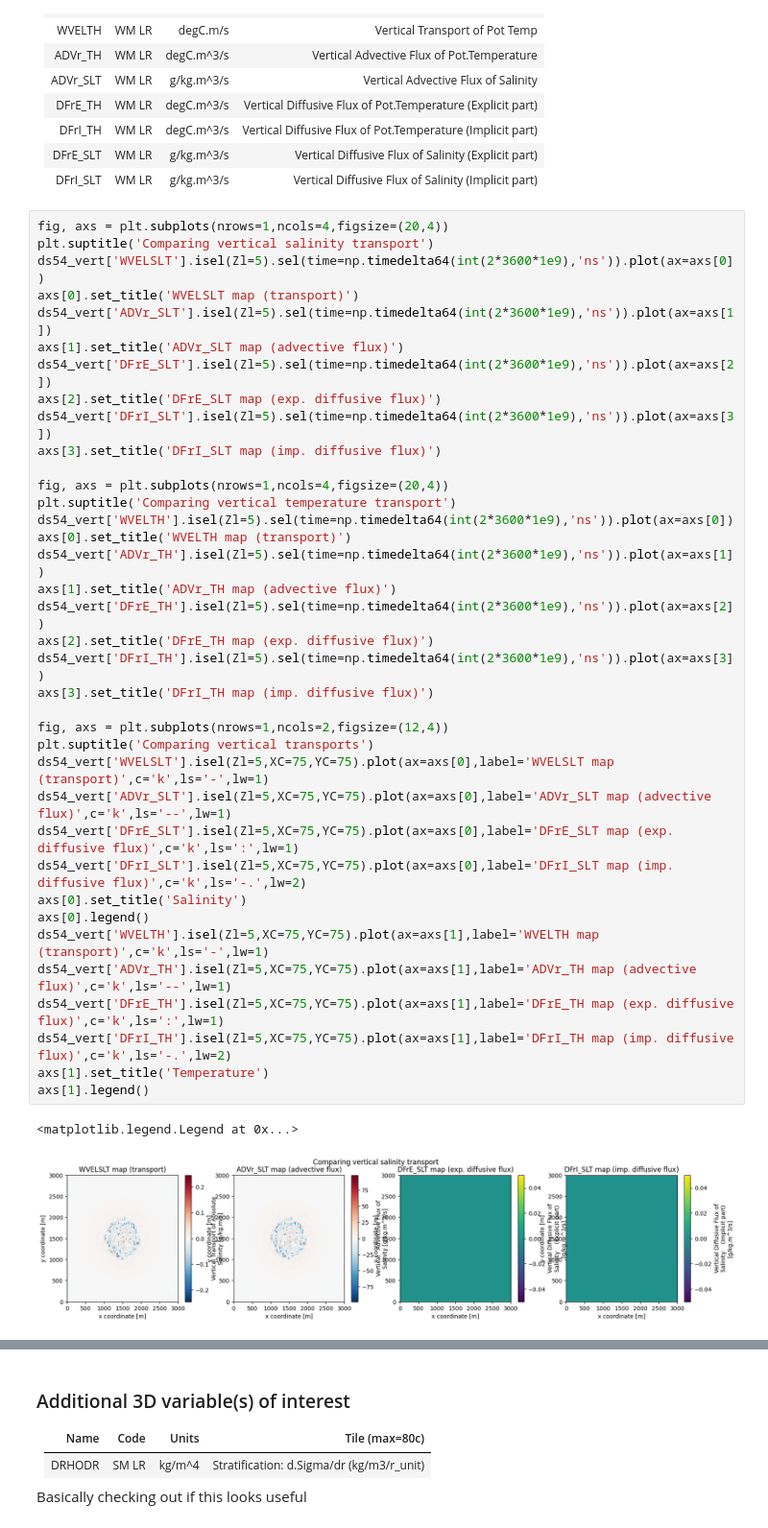
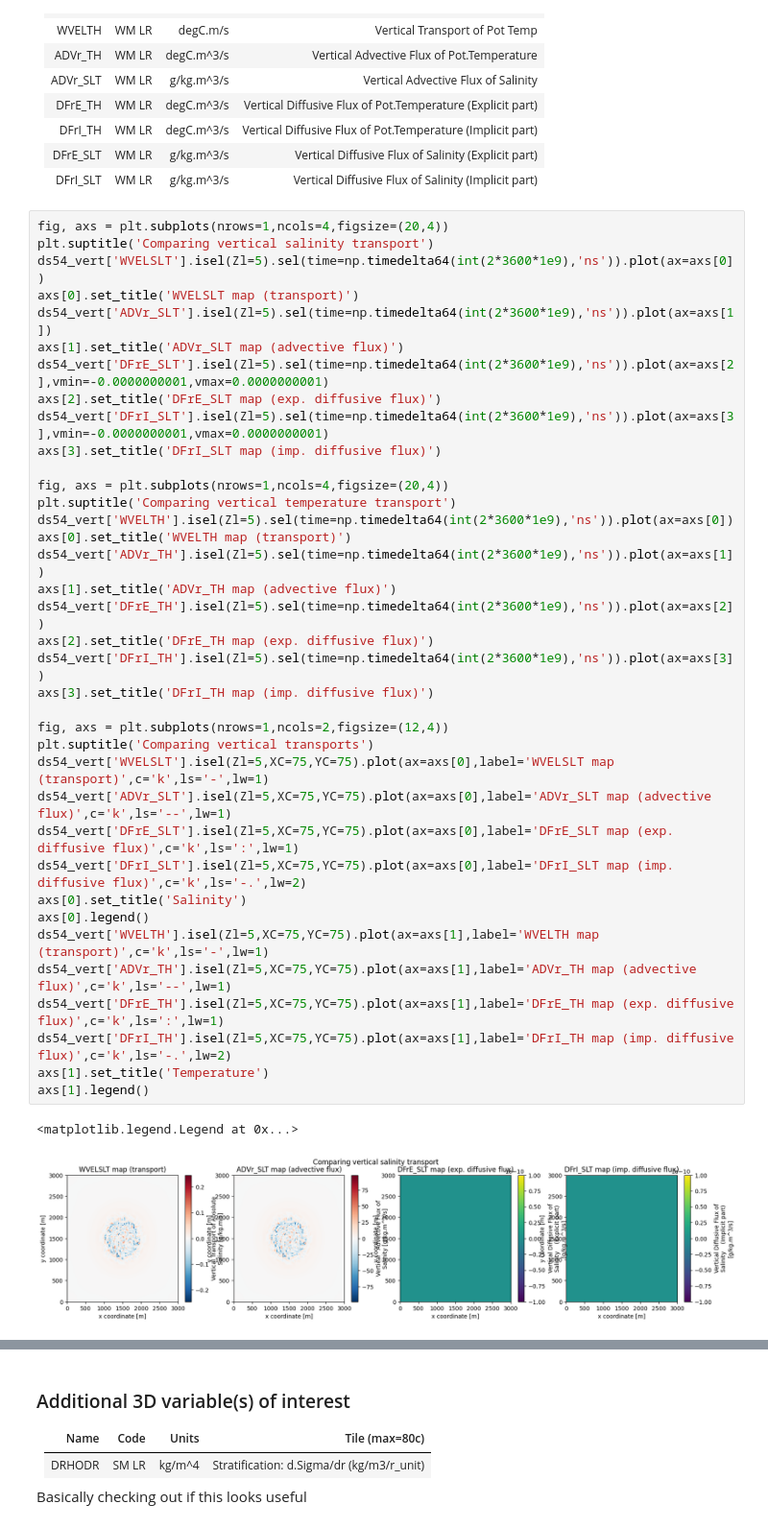
Before and after one commit to rowanjb/model_analyses, a Jupyter notebook: mitgcm_diagnostics.ipynb, the cells around one changed output, grey strips where cells are left out. Shown at 96% size. Saved outputs shown, nothing was run; the diff lists cells and outputs as text.

```diff
--- a/mitgcm_diagnostics.ipynb
+++ b/mitgcm_diagnostics.ipynb
@@ -230,39 +232,39 @@ ds54_vert['WVELSLT'].isel(Zl=5).sel(time=np.timedelta64(int(2*3600*1e9),'ns')).p
 axs[0].set_title('WVELSLT map (transport)')
 ds54_vert['ADVr_SLT'].isel(Zl=5).sel(time=np.timedelta64(int(2*3600*1e9),'ns')).plot(ax=axs[1])
 axs[1].set_title('ADVr_SLT map (advective flux)')
-ds54_vert['DFrE_SLT'].isel(Zl=5).sel(time=np.timedelta64(int(2*3600*1e9),'ns')).plot(ax=axs[2])
+ds54_vert['DFrE_SLT'].isel(Zl=5).sel(time=np.timedelta64(int(2*3600*1e9),'ns')).plot(ax=axs[2],vmin=-0.0000000001,vmax=0.0000000001)
 axs[2].set_title('DFrE_SLT map (exp. diffusive flux)')
-ds54_vert['DFrI_SLT'].isel(Zl=5).sel(time=np.timedelta64(int(2*3600*1e9),'ns')).plot(ax=axs[3])
+ds54_vert['DFrI_SLT'].isel(Zl=5).sel(time=np.timedelta64(int(2*3600*1e9),'ns')).plot(ax=axs[3],vmin=-0.0000000001,vmax=0.0000000001)
 axs[3].set_title('DFrI_SLT map (imp. diffusive flux)')
 
 fig, axs = plt.subplots(nrows=1,ncols=4,figsize=(20,4))
 plt.suptitle('Comparing vertical temperature transport')
 ds54_vert['WVELTH'].isel(Zl=5).sel(time=np.timedelta64(int(2*3600*1e9),'ns')).plot(ax=axs[0])
 axs[0].set_title('WVELTH map (transport)')
 ds54_vert['ADVr_TH'].isel(Zl=5).sel(time=np.timedelta64(int(2*3600*1e9),'ns')).plot(ax=axs[1])
 axs[1].set_title('ADVr_TH map (advective flux)')
 ds54_vert['DFrE_TH'].isel(Zl=5).sel(time=np.timedelta64(int(2*3600*1e9),'ns')).plot(ax=axs[2])
 axs[2].set_title('DFrE_TH map (exp. diffusive flux)')
 ds54_vert['DFrI_TH'].isel(Zl=5).sel(time=np.timedelta64(int(2*3600*1e9),'ns')).plot(ax=axs[3])
 axs[3].set_title('DFrI_TH map (imp. diffusive flux)')
 
 fig, axs = plt.subplots(nrows=1,ncols=2,figsize=(12,4))
 plt.suptitle('Comparing vertical transports')
 ds54_vert['WVELSLT'].isel(Zl=5,XC=75,YC=75).plot(ax=axs[0],label='WVELSLT map (transport)',c='k',ls='-',lw=1)
 ds54_vert['ADVr_SLT'].isel(Zl=5,XC=75,YC=75).plot(ax=axs[0],label='ADVr_SLT map (advective flux)',c='k',ls='--',lw=1)
 ds54_vert['DFrE_SLT'].isel(Zl=5,XC=75,YC=75).plot(ax=axs[0],label='DFrE_SLT map (exp. diffusive flux)',c='k',ls=':',lw=1)
 ds54_vert['DFrI_SLT'].isel(Zl=5,XC=75,YC=75).plot(ax=axs[0],label='DFrI_SLT map (imp. diffusive flux)',c='k',ls='-.',lw=2)
 axs[0].set_title('Salinity')
 axs[0].legend()
 ds54_vert['WVELTH'].isel(Zl=5,XC=75,YC=75).plot(ax=axs[1],label='WVELTH map (transport)',c='k',ls='-',lw=1)
 ds54_vert['ADVr_TH'].isel(Zl=5,XC=75,YC=75).plot(ax=axs[1],label='ADVr_TH map (advective flux)',c='k',ls='--',lw=1)
 ds54_vert['DFrE_TH'].isel(Zl=5,XC=75,YC=75).plot(ax=axs[1],label='DFrE_TH map (exp. diffusive flux)',c='k',ls=':',lw=1)
 ds54_vert['DFrI_TH'].isel(Zl=5,XC=75,YC=75).plot(ax=axs[1],label='DFrI_TH map (imp. diffusive flux)',c='k',ls='-.',lw=2)
 axs[1].set_title('Temperature')
 axs[1].legend()
 # %% [output]
 <matplotlib.legend.Legend at 0x...>
-[figure, old version]
+[figure, new version]
 [figure]
 [figure]
 # %% [markdown]
```
Also changed, not shown: parts of 2 cells of this notebook.
